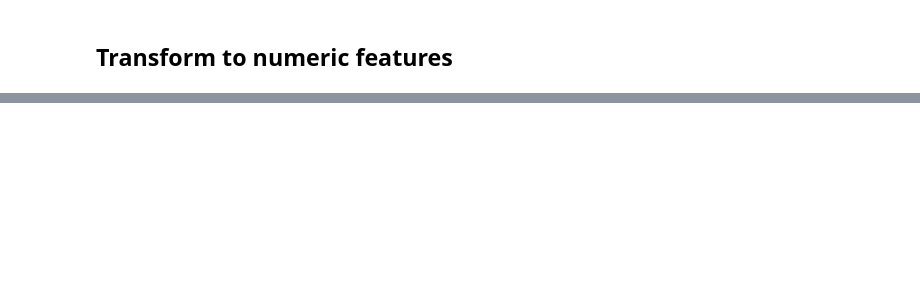
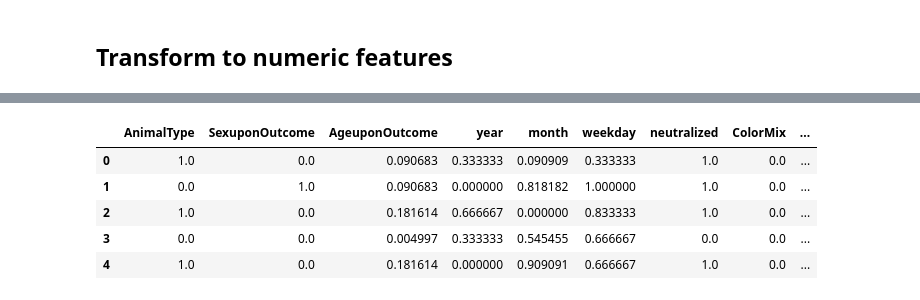
Before and after one commit to DavidSiegl/Animal-Shelter-Analysis, a Jupyter notebook: data_transformation.ipynb, the cells around one changed output, grey strips where cells are left out. Saved outputs shown, nothing was run; the diff lists cells and outputs as text; code cells hidden in the pictures; blank space fills up the shorter version.

```diff
--- a/data_transformation.ipynb
+++ b/data_transformation.ipynb
@@ -505,0 +534,17 @@ data_num.head()
+# %%
+
+X = data_num.drop('OutcomeType', axis=1)
+Y = data_num.OutcomeType
+
+scaler = preprocessing.MinMaxScaler()
+
+X = pd.DataFrame(scaler.fit_transform(X), columns=X.columns)
+#Y = Y == 'Adoption' #for binary classification of adoption
+X.head()
+# %% [output]
+|  | AnimalType | SexuponOutcome | AgeuponOutcome | year | month | weekday | neutralized | ColorMix | ... |
+| 0 | 1.0 | 0.0 | 0.090683 | 0.333333 | 0.090909 | 0.333333 | 1.0 | 0.0 | ... |
+| 1 | 0.0 | 1.0 | 0.090683 | 0.000000 | 0.818182 | 1.000000 | 1.0 | 0.0 | ... |
+| 2 | 1.0 | 0.0 | 0.181614 | 0.666667 | 0.000000 | 0.833333 | 1.0 | 0.0 | ... |
+| 3 | 0.0 | 0.0 | 0.004997 | 0.333333 | 0.545455 | 0.666667 | 0.0 | 0.0 | ... |
+| 4 | 1.0 | 0.0 | 0.181614 | 0.000000 | 0.909091 | 0.666667 | 1.0 | 0.0 | ... |
```
Also changed, not shown: parts of 13 cells of this notebook, 1 other file.
